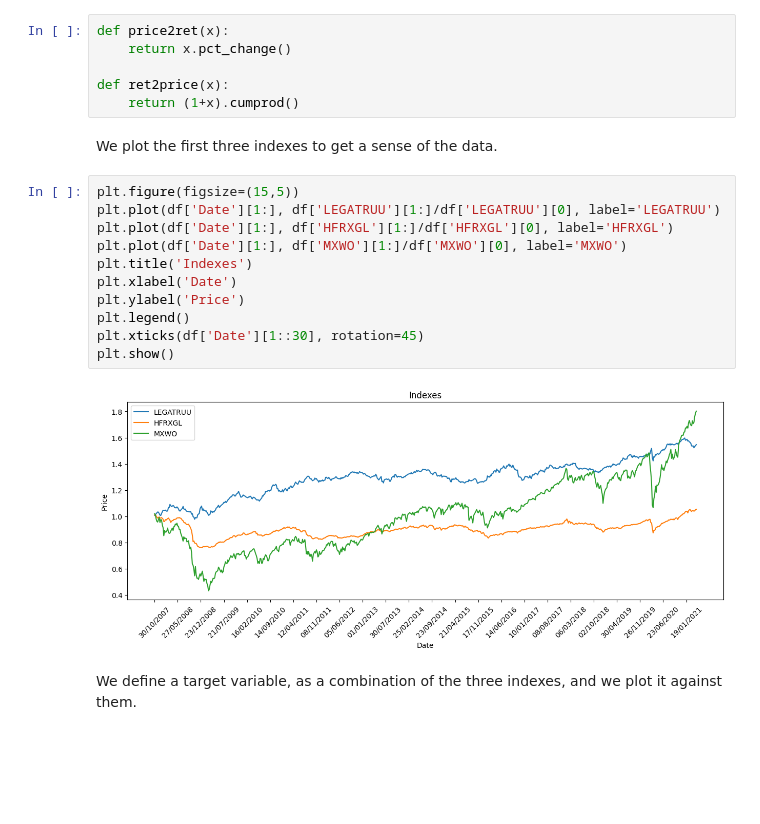
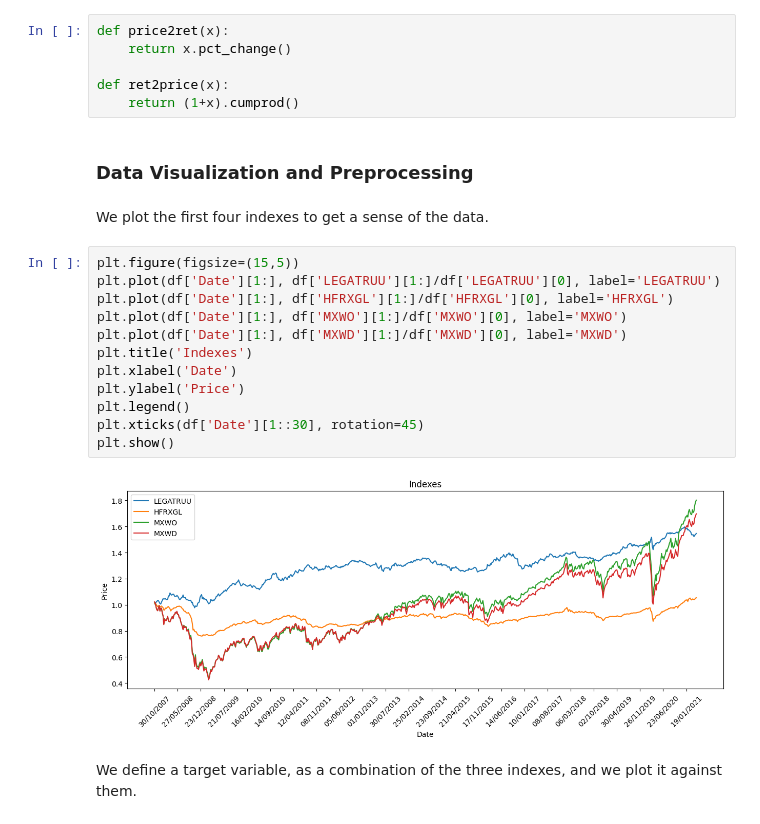
Before and after one commit to jstringara/Fintech, a Jupyter notebook: FinalProject/Machine_Learning_Approach.ipynb, the cells around one changed output. Drawn from its saved outputs; the diff is of its cells as text; blank space fills up the shorter version.

```diff
--- a/FinalProject/Machine_Learning_Approach.ipynb
+++ b/FinalProject/Machine_Learning_Approach.ipynb
@@ -29,21 +29,24 @@ def price2ret(x):
 
 def ret2price(x):
     return (1+x).cumprod()
+# %% [markdown]
+### Data Visualization and Preprocessing
 # %% [markdown]
-We plot the first three indexes to get a sense of the data.
+We plot the first four indexes to get a sense of the data.
 # %%
 plt.figure(figsize=(15,5))
 plt.plot(df['Date'][1:], df['LEGATRUU'][1:]/df['LEGATRUU'][0], label='LEGATRUU')
 plt.plot(df['Date'][1:], df['HFRXGL'][1:]/df['HFRXGL'][0], label='HFRXGL')
 plt.plot(df['Date'][1:], df['MXWO'][1:]/df['MXWO'][0], label='MXWO')
+plt.plot(df['Date'][1:], df['MXWD'][1:]/df['MXWD'][0], label='MXWD')
 plt.title('Indexes')
 plt.xlabel('Date')
 plt.ylabel('Price')
 plt.legend()
 plt.xticks(df['Date'][1::30], rotation=45)
 plt.show()
 # %% [output]
-[figure, old version]
+[figure, new version]
 # %% [markdown]
 We define a target variable, as a combination of the three indexes, and we plot it against them.
 # %%
```
Also changed, not shown: parts of 26 cells of this notebook, 2 other files.
